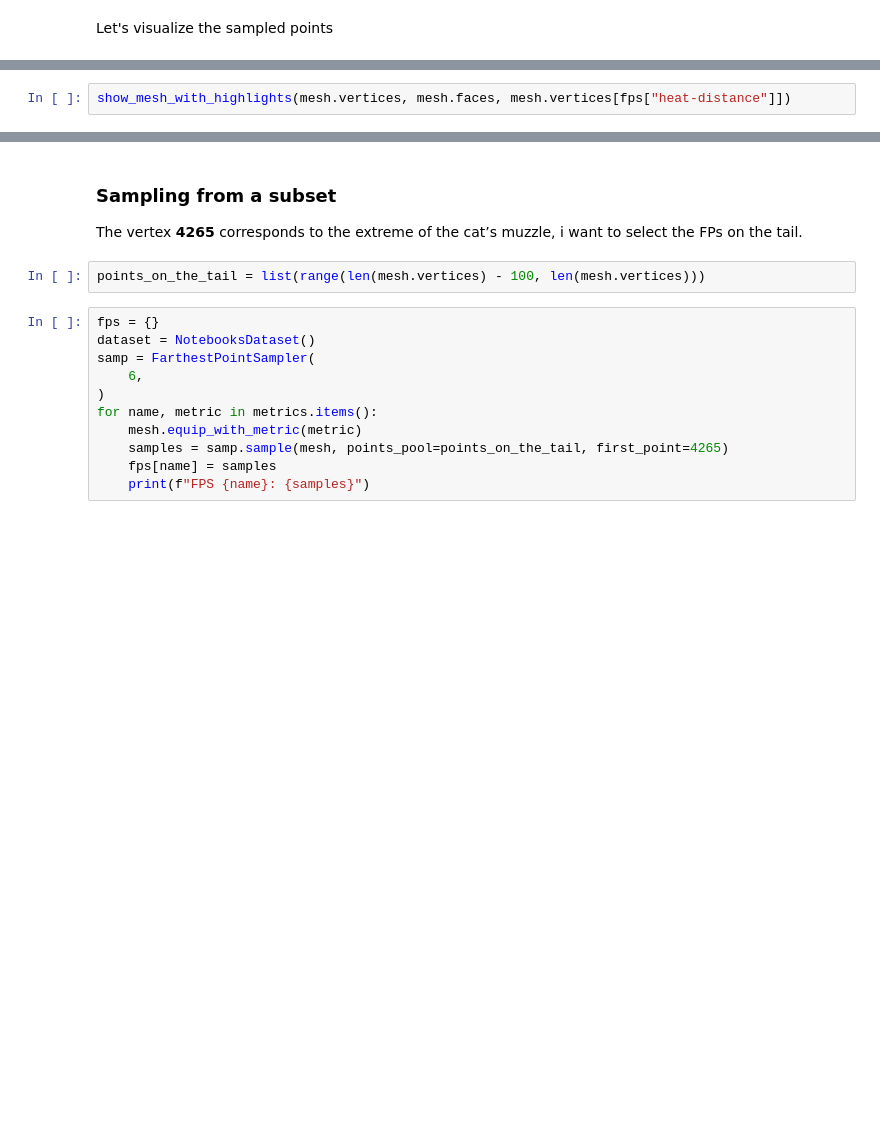
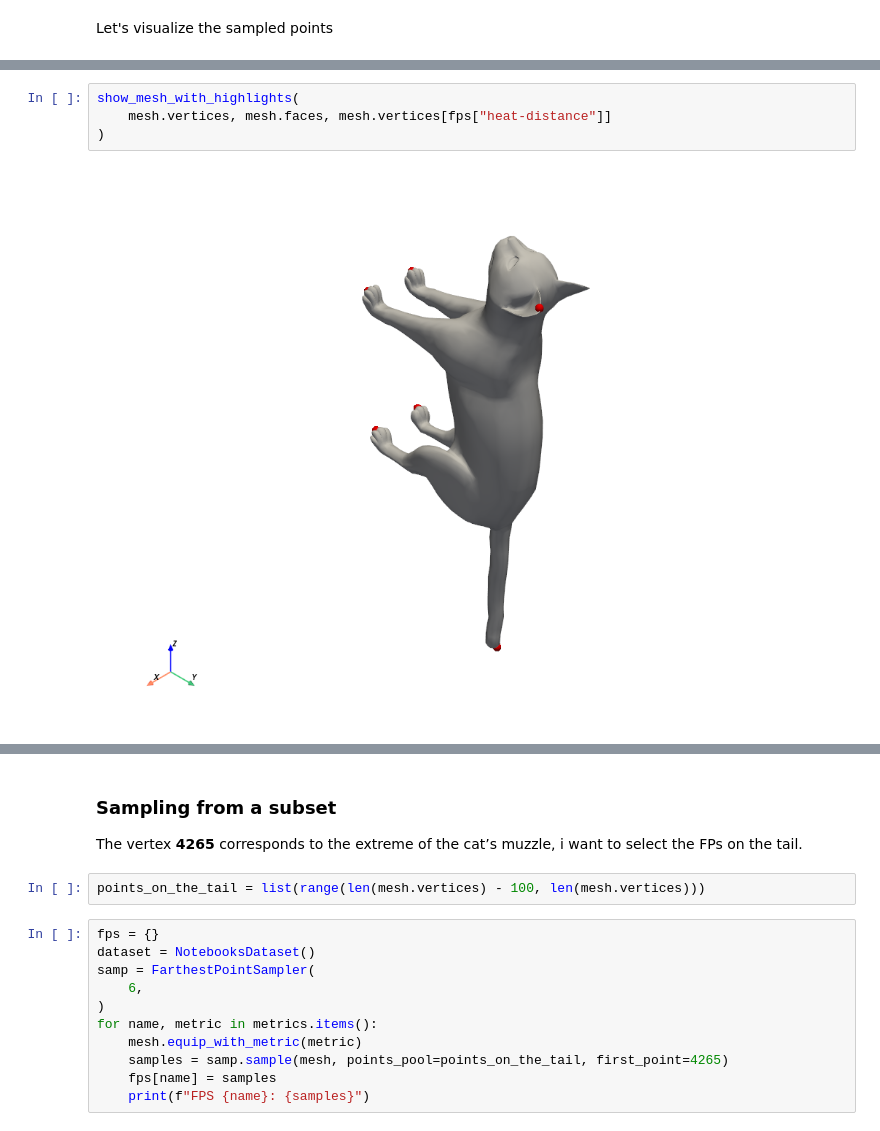
Before and after one commit to gviga/geomfum, a Jupyter notebook: notebooks/how_to/sampler.ipynb, the cells around one changed output, grey strips where cells are left out. Saved outputs shown, nothing was run; the diff lists cells and outputs as text; blank space fills up the shorter version.

```diff
--- a/notebooks/how_to/sampler.ipynb
+++ b/notebooks/how_to/sampler.ipynb
@@ -75,4 +101,8 @@ show_mesh_with_highlights(mesh.vertices, mesh.faces, mesh.vertices[fps["euclidea
 # %%
-show_mesh_with_highlights(mesh.vertices, mesh.faces, mesh.vertices[fps["heat-distance"]])
+show_mesh_with_highlights(
+    mesh.vertices, mesh.faces, mesh.vertices[fps["heat-distance"]]
+)
+# %% [output]
+[figure, added]
 # %%
 show_mesh_with_highlights(mesh.vertices, mesh.faces, mesh.vertices[fps["graph"]])
```
Also changed, not shown: parts of 10 cells of this notebook, 2 other files.
